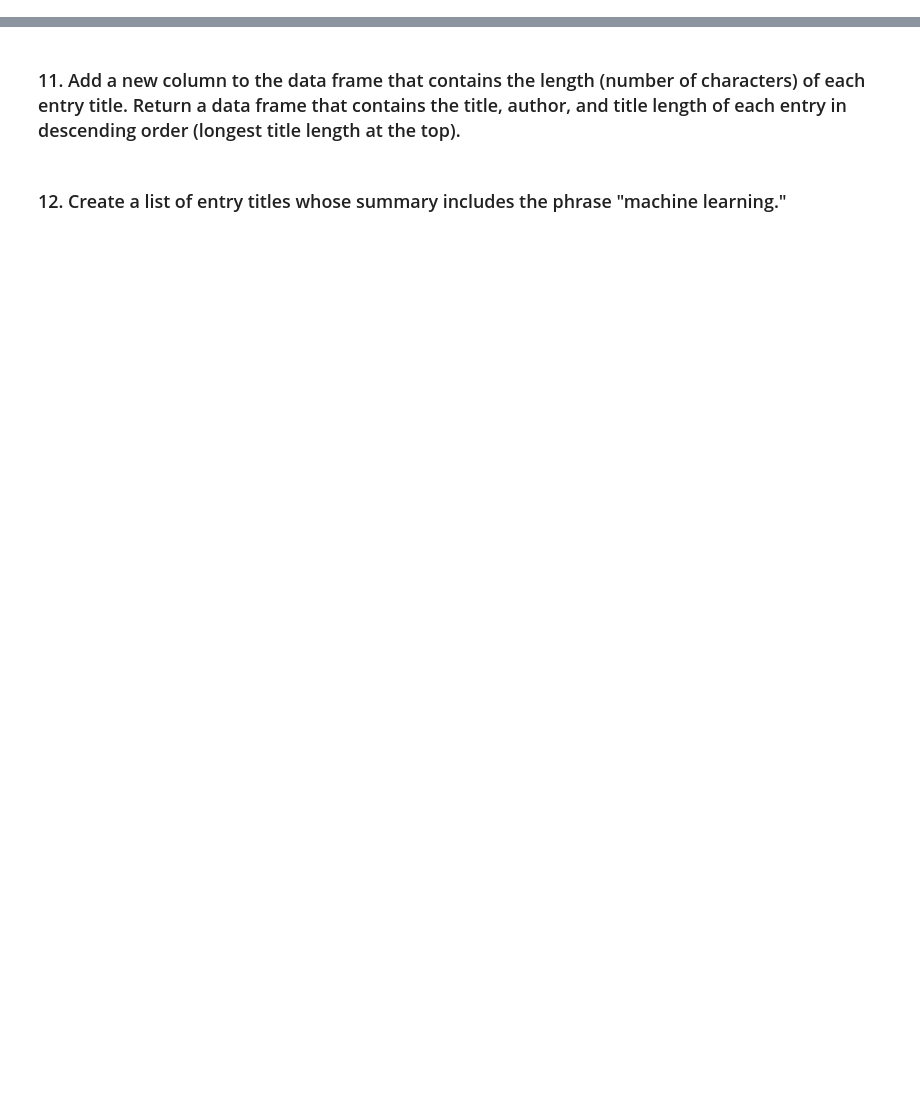
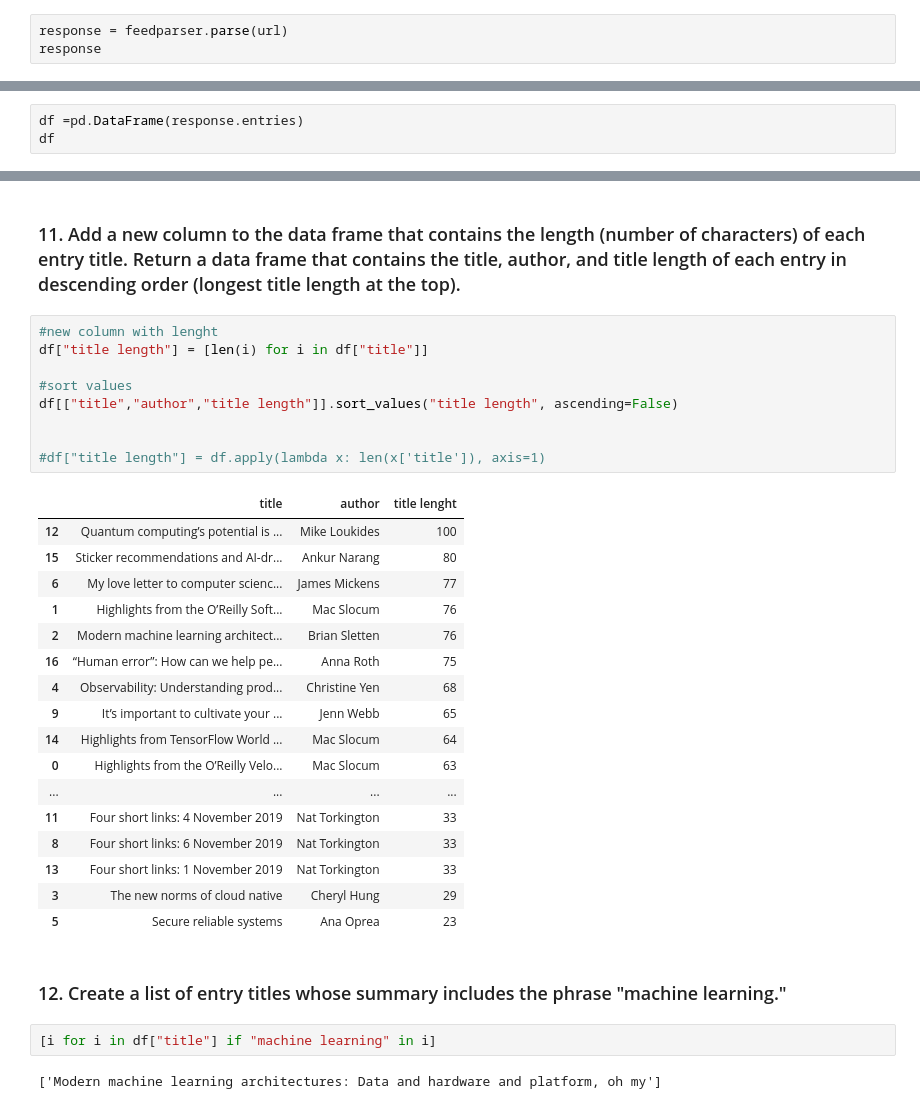
Before and after one commit to ta-data-lis/lab-rss-feed, a Jupyter notebook: your-code/main.ipynb, the cells around one changed output, grey strips where cells are left out. Drawn from its saved outputs; the diff is of its cells as text; blank space fills up the shorter version.

```diff
--- a/your-code/main.ipynb
+++ b/your-code/main.ipynb
@@ -8,3 +8,6 @@ import feedparser
 ### 1. Use feedparser to parse the following RSS feed URL.
 # %%
 url = 'http://feeds.feedburner.com/oreilly/radar/atom'
+# %%
+response = feedparser.parse(url)
+response
@@ -28,3 +113,6 @@ url = 'http://feeds.feedburner.com/oreilly/radar/atom'
 ### 9. Create a Pandas data frame from the feed's entries.
 # %%
 import pandas as pd
+# %%
+df =pd.DataFrame(response.entries)
+df
@@ -33,4 +158,35 @@ import pandas as pd
 # %% [markdown]
 ### 11. Add a new column to the data frame that contains the length (number of characters) of each entry title. Return a data frame that contains the title, author, and title length of each entry in descending order (longest title length at the top).
+# %%
+#new column with lenght
+df["title length"] = [len(i) for i in df["title"]]
+
+#sort values
+df[["title","author","title length"]].sort_values("title length", ascending=False)
+
+
+#df["title length"] = df.apply(lambda x: len(x['title']), axis=1)
+# %% [output]
+|  | title | author | title lenght |
+| 12 | Quantum computing’s potential is ... | Mike Loukides | 100 |
+| 15 | Sticker recommendations and AI-dr... | Ankur Narang | 80 |
+| 6 | My love letter to computer scienc... | James Mickens | 77 |
+| 1 | Highlights from the O’Reilly Soft... | Mac Slocum | 76 |
+| 2 | Modern machine learning architect... | Brian Sletten | 76 |
+| 16 | “Human error”: How can we help pe... | Anna Roth | 75 |
+| 4 | Observability: Understanding prod... | Christine Yen | 68 |
+| 9 | It’s important to cultivate your ... | Jenn Webb | 65 |
+| 14 | Highlights from TensorFlow World ... | Mac Slocum | 64 |
+| 0 | Highlights from the O’Reilly Velo... | Mac Slocum | 63 |
+| ... | ... | ... | ... |
+| 11 | Four short links: 4 November 2019 | Nat Torkington | 33 |
+| 8 | Four short links: 6 November 2019 | Nat Torkington | 33 |
+| 13 | Four short links: 1 November 2019 | Nat Torkington | 33 |
+| 3 | The new norms of cloud native | Cheryl Hung | 29 |
+| 5 | Secure reliable systems | Ana Oprea | 23 |
 # %% [markdown]
 ### 12. Create a list of entry titles whose summary includes the phrase "machine learning."
+# %%
+[i for i in df["title"] if "machine learning" in i]
+# %% [output]
+['Modern machine learning architectures: Data and hardware and platform, oh my']
```
Also changed, not shown: parts of 11 cells of this notebook.
